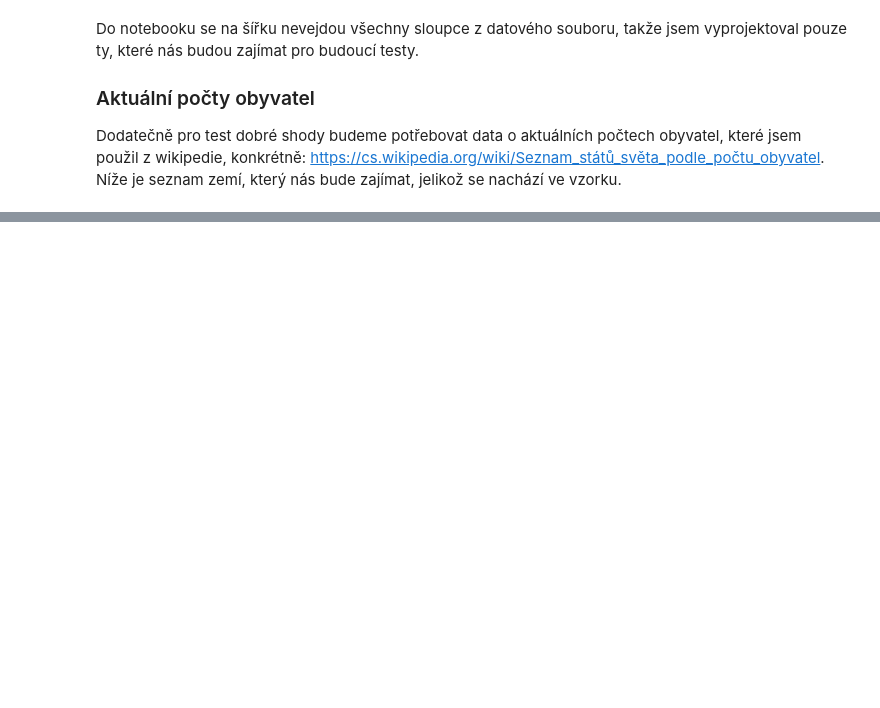
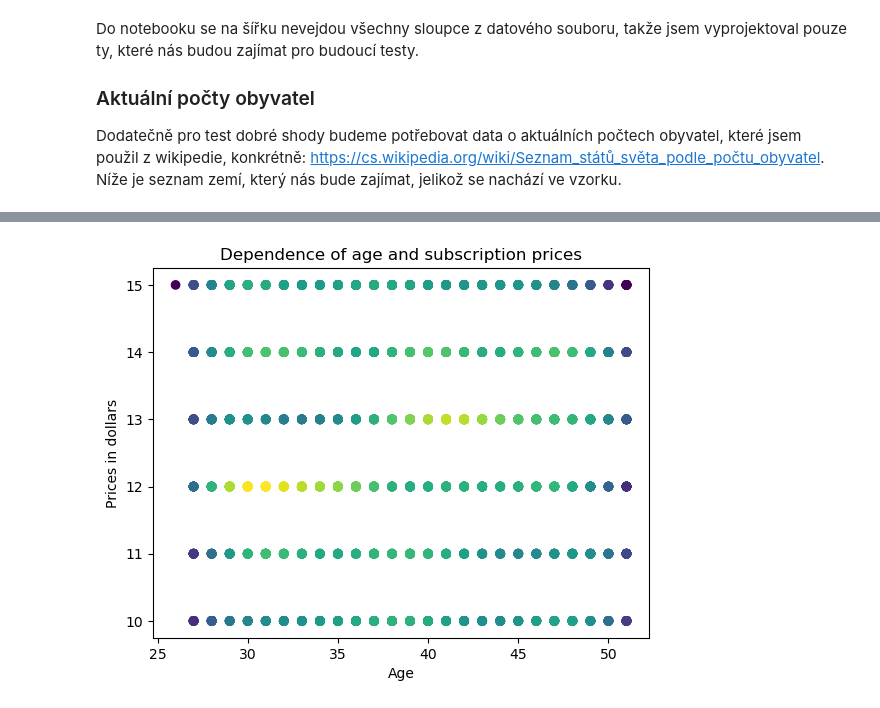
Before and after one commit to composerPigeon/StatisticWorkNetflix, a Jupyter notebook: Netflix.ipynb, the cells around one changed output, grey strips where cells are left out. Cells and saved outputs as stored; diff of their text form; code cells hidden in the pictures; blank space fills up the shorter version.

```diff
--- a/Netflix.ipynb
+++ b/Netflix.ipynb
@@ -109,0 +235,22 @@ print(expected) #TODO: print histogram
+# %%
+ages = []
+prices = []
+for row in data:
+    ages.append(int(row["Age"]))
+    prices.append(int(row["Monthly Revenue"]))
+
+
+num_points = np.vstack([ages, prices])
+density_colors = gaussian_kde(num_points)(num_points)
+
+fig_reg, ax_reg = plt.subplots()
+
+ax_reg.scatter(ages, prices, c=density_colors)
+
+ax_reg.set_title("Dependence of age and subscription prices")
+ax_reg.set_ylabel("Prices in dollars")
+ax_reg.set_xlabel("Age")
+
+plt.show()
+# %% [output]
+[figure, added]
```
Also changed, not shown: parts of 17 cells of this notebook, 1 other file.
